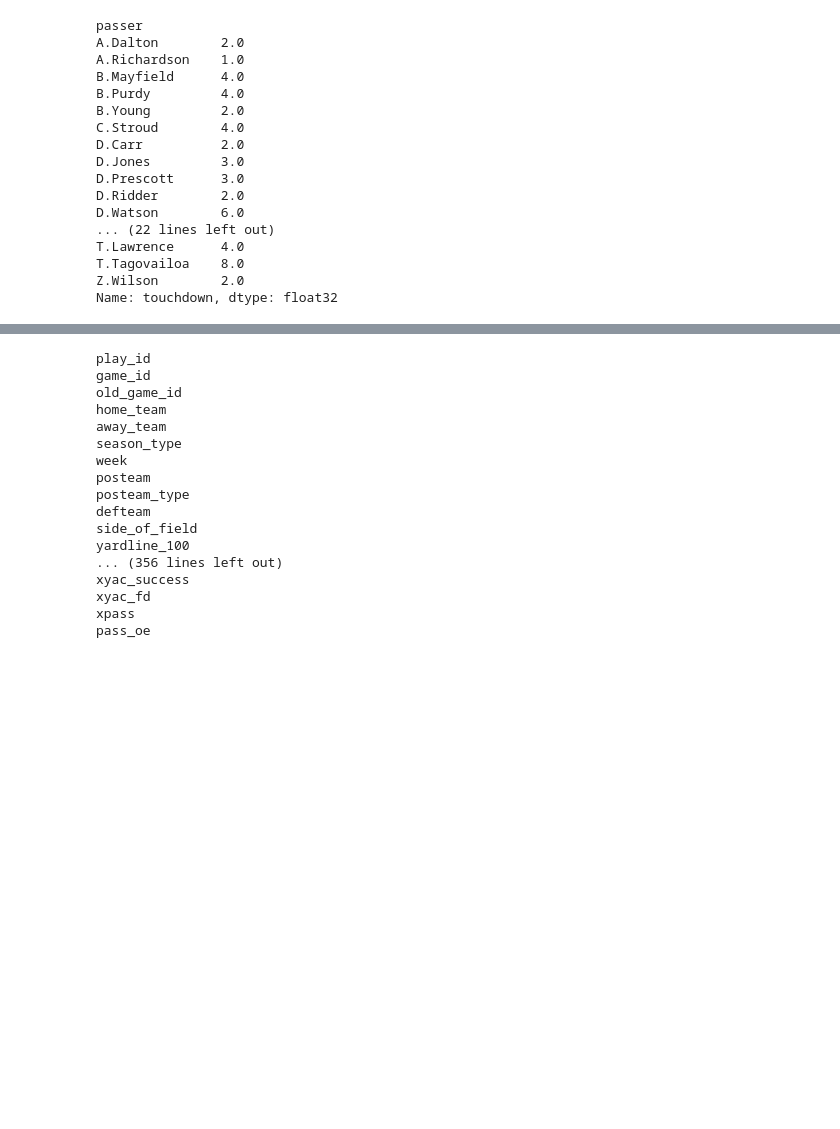
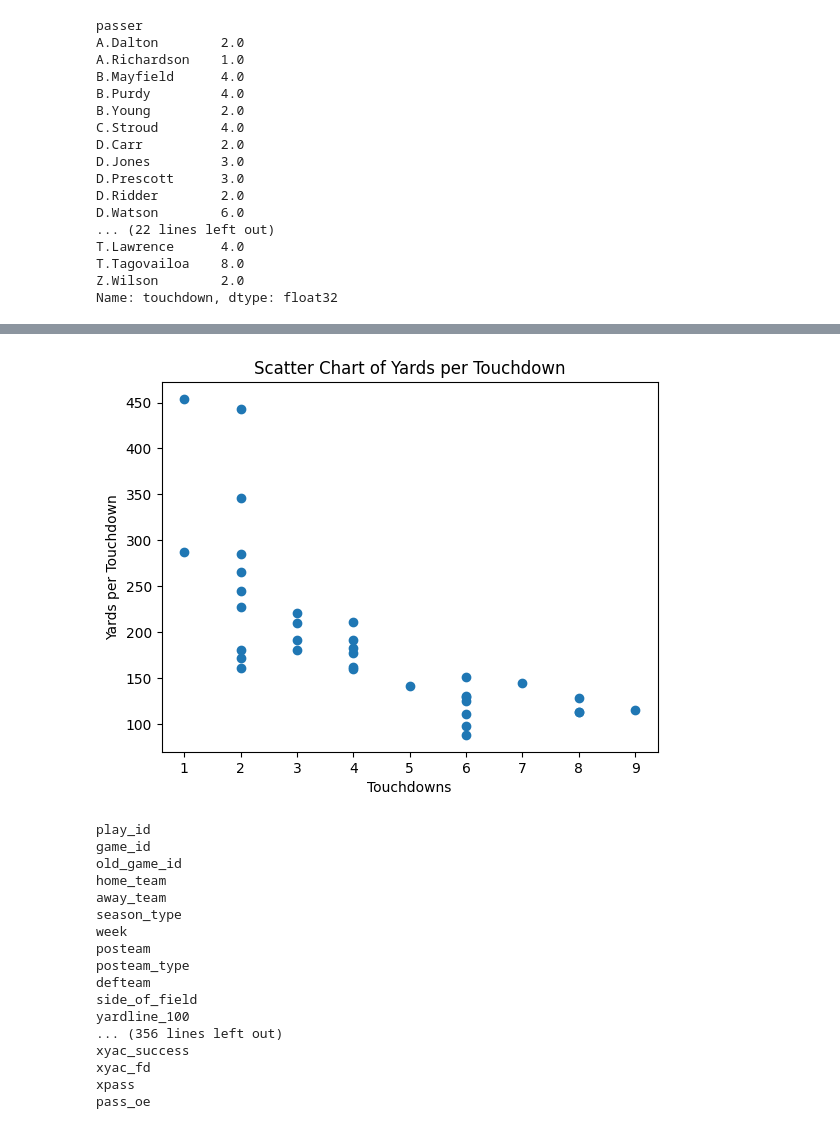
Before and after one commit to vvvijaya/FootballDash, a Jupyter notebook: trial-nfldatapy.ipynb, the cells around one changed output, grey strips where cells are left out. Saved outputs shown, nothing was run; the diff lists cells and outputs as text; code cells hidden in the pictures; blank space fills up the shorter version.

```diff
--- a/trial-nfldatapy.ipynb
+++ b/trial-nfldatapy.ipynb
@@ -113,3 +125,11 @@ df_ratio
+# %%
+plt.scatter(df_ratio['touchdown'], df_ratio['yards_per_touchdown'])
+plt.xlabel('Touchdowns')
+plt.ylabel('Yards per Touchdown')
+plt.title('Scatter Chart of Yards per Touchdown')
+plt.show()
+# %% [output]
+[figure, added]
 # %%
 for x in nfl.see_pbp_cols():
     print(x)
```
Also changed, not shown: parts of 3 cells of this notebook.
